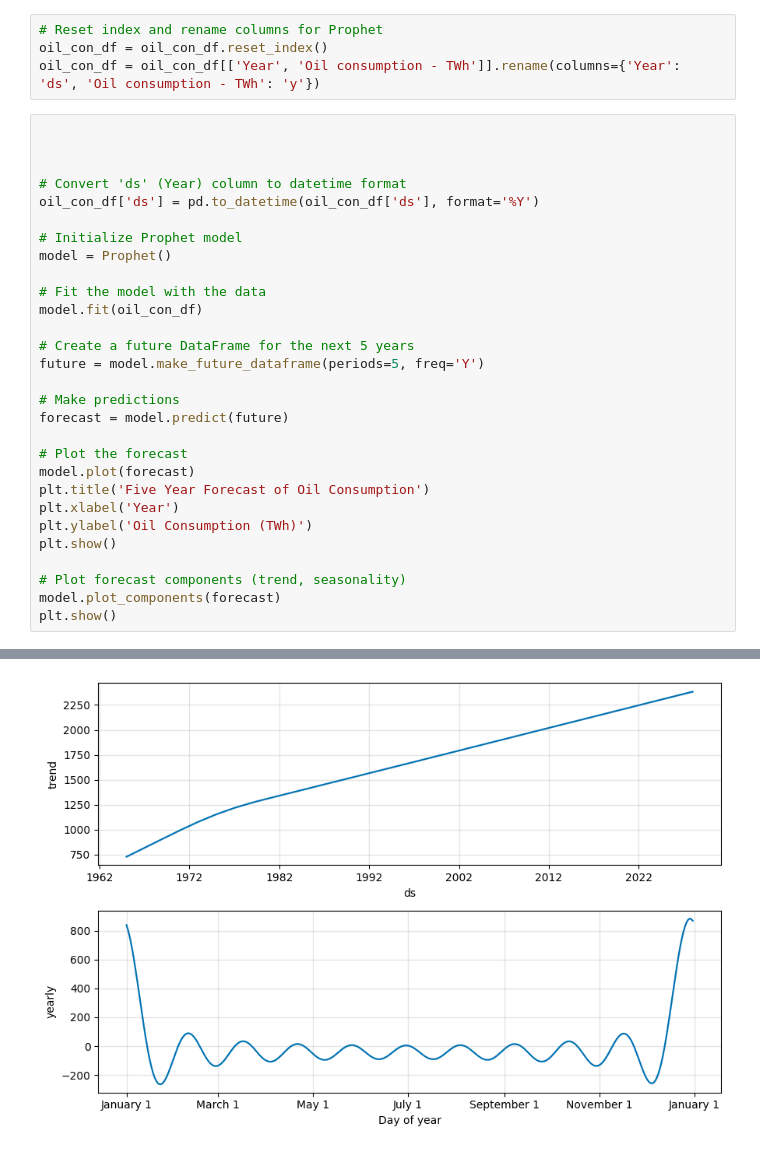
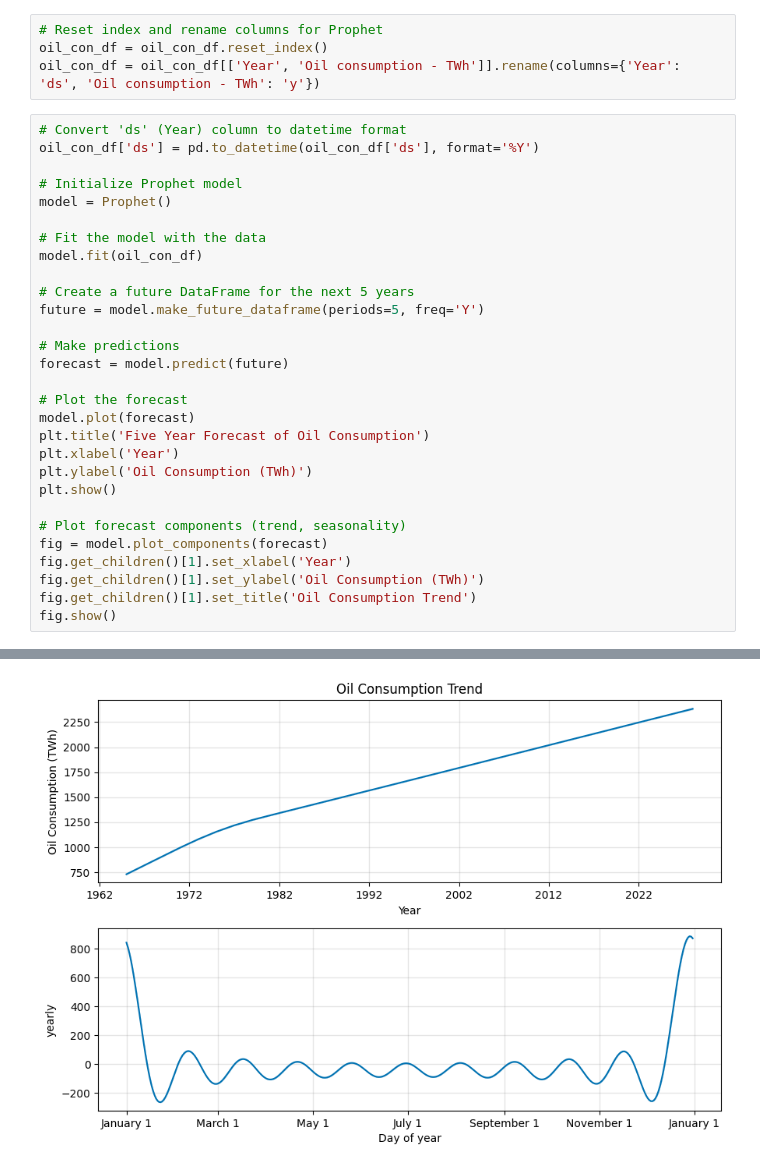
Before and after one commit to Marwenboughanmi/EVS-project-1, a Jupyter notebook: percent_EVs_vs_Oil_Cunsumption.ipynb, the cells around one changed output, grey strips where cells are left out. Saved outputs shown, nothing was run; the diff lists cells and outputs as text.

```diff
--- a/percent_EVs_vs_Oil_Cunsumption.ipynb
+++ b/percent_EVs_vs_Oil_Cunsumption.ipynb
@@ -522,9 +459,6 @@ plt.show()
 oil_con_df = oil_con_df.reset_index()
 oil_con_df = oil_con_df[['Year', 'Oil consumption - TWh']].rename(columns={'Year': 'ds', 'Oil consumption - TWh': 'y'})
 # %%
-
-
-
 # Convert 'ds' (Year) column to datetime format
 oil_con_df['ds'] = pd.to_datetime(oil_con_df['ds'], format='%Y')
 
@@ -548,8 +482,11 @@ plt.ylabel('Oil Consumption (TWh)')
 plt.show()
 
 # Plot forecast components (trend, seasonality)
-model.plot_components(forecast)
-plt.show()
+fig = model.plot_components(forecast)
+fig.get_children()[1].set_xlabel('Year')
+fig.get_children()[1].set_ylabel('Oil Consumption (TWh)')
+fig.get_children()[1].set_title('Oil Consumption Trend')
+fig.show()
 # %% [output]
 INFO:prophet:Disabling weekly seasonality. Run prophet with weekly_seasonality=True to override this.
 INFO:prophet:Disabling daily seasonality. Run prophet with daily_seasonality=True to override this.
@@ -564,3 +501,3 @@ INFO:cmdstanpy:Chain [1] start processing
 INFO:cmdstanpy:Chain [1] done processing
 [figure]
-[figure, old version]
+[figure, new version]
```
Also changed, not shown: parts of 34 cells of this notebook.
